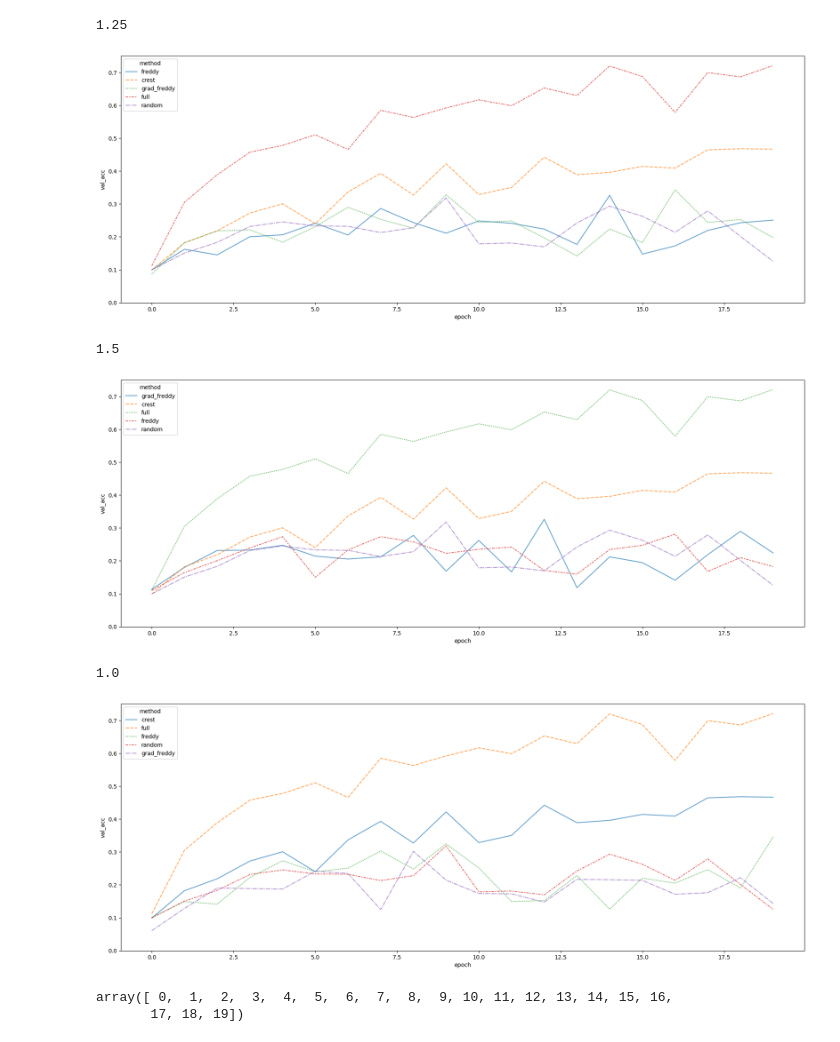
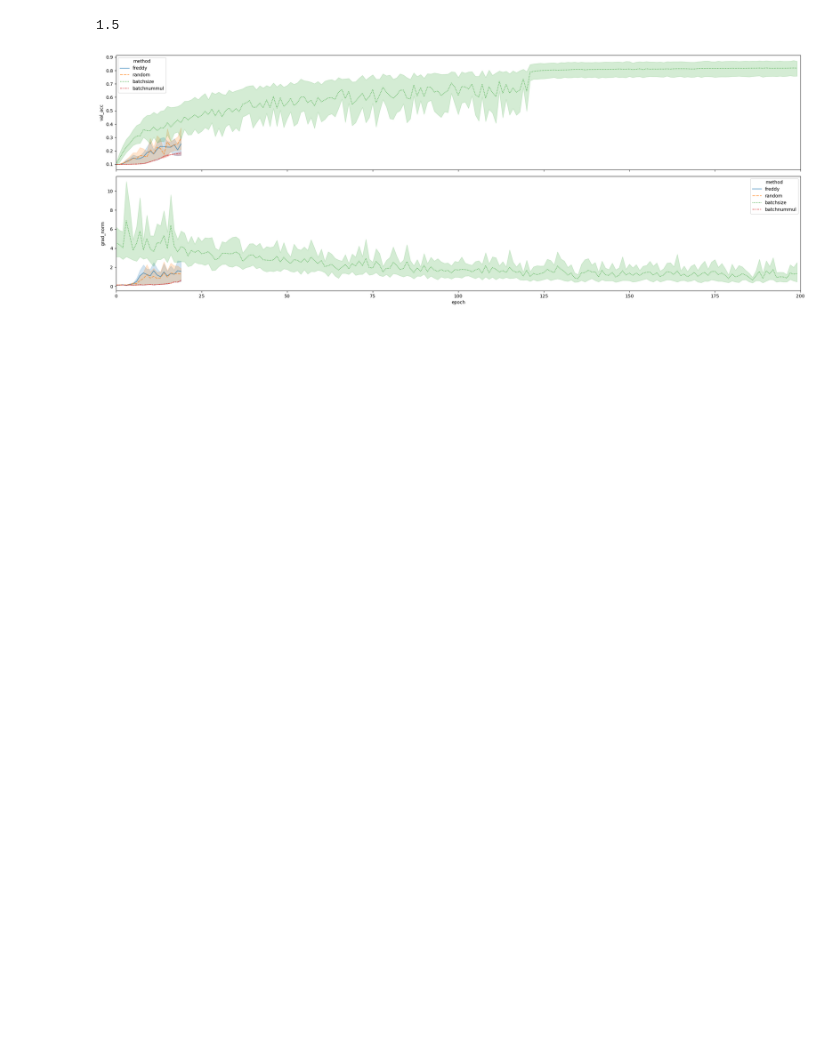
Before and after one commit to victor-ribeiro/freddy, a Jupyter notebook: Untitled.ipynb, the cells around one changed output. Drawn from its saved outputs; the diff is of its cells as text; code cells hidden in the pictures; blank space fills up the shorter version.

```diff
--- a/Untitled.ipynb
+++ b/Untitled.ipynb
@@ -58,36 +112,56 @@ start 1.25 0.10
 # %%
 
+alpha = [.15, .25, .5, .75, 1, 2, 3, 5, 10, 20]
 
-# fig, axes = plt.subplots(1, 1)
+i = 1.5
+print(i)
+# fig, ax = plt.subplots(3, 1)
+fig, ax = plt.subplots(2,1, sharex=True)
+sns.lineplot(
+    result,
+    x='epoch',
+    y='val_acc',
+    hue='method',
+    style='method',
+    alpha=.7,
+    ax=ax[0]
+)
+sns.lineplot(
+    result,
+    x='epoch',
+    y='grad_norm',
+    hue='method',
+    style='method',
+    alpha=.7,
+    ax=ax[1]
+)
+# ax[1].set_yscale('log')
+# ax[1].set_xlim([0,150])
+# for v in selected:
+#     ax[1].axvline(v)
 
-for i in result.loc[result.alpha.notna(), 'alpha'].unique():
-    print(i)
-    sns.lineplot(
-        result [
-            (result.alpha == i) |
-            (result.alpha.isna())
-        ],
-        x='epoch',
-        y='val_acc',
-        hue='method',
-        style='method',
-        alpha=.7
-        # ax=ax
-    )
-    plt.ylim([0, .75])
+# sns.lineplot(
+#     result,
+#     x='epoch',
+#     y='val_loss',
+#     hue='method',
+#     style='method',
+#     alpha=.7,
+#     ax=ax[1]
+# )
+# sns.lineplot(
+#     result,
+#     x='epoch',
+#     y='grad_norm',
+#     hue='method',
+#     style='method',
+#     alpha=.7,
+#     ax=ax[2]
+# )
+plt.xlim([0, 200])
 
-
-# plt.tight_layout()
-    plt.show()
+plt.tight_layout()
+plt.show()
 # %% [output]
-1.25
+1.5
-[figure, old version]
+[figure, new version]
-1.5
-[figure, removed]
-1.0
-[figure, removed]
-# %%
-result.epoch.unique()
-# %% [output]
-array([ 0,  1,  2,  3,  4,  5,  6,  7,  8,  9, 10, 11, 12, 13, 14, 15, 16,
-       17, 18, 19])
```
Also changed, not shown: parts of 5 cells of this notebook, 5 other files.
